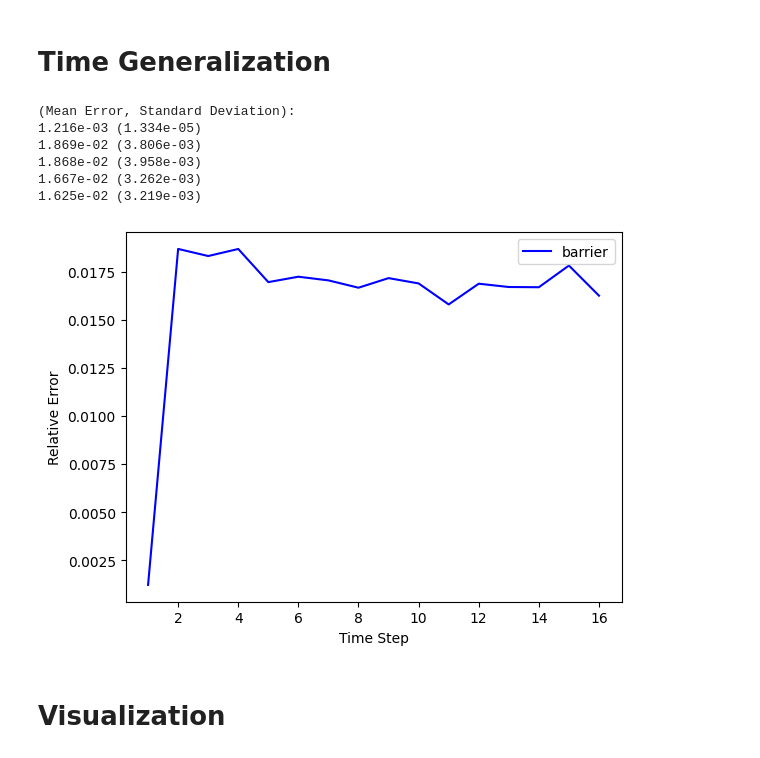
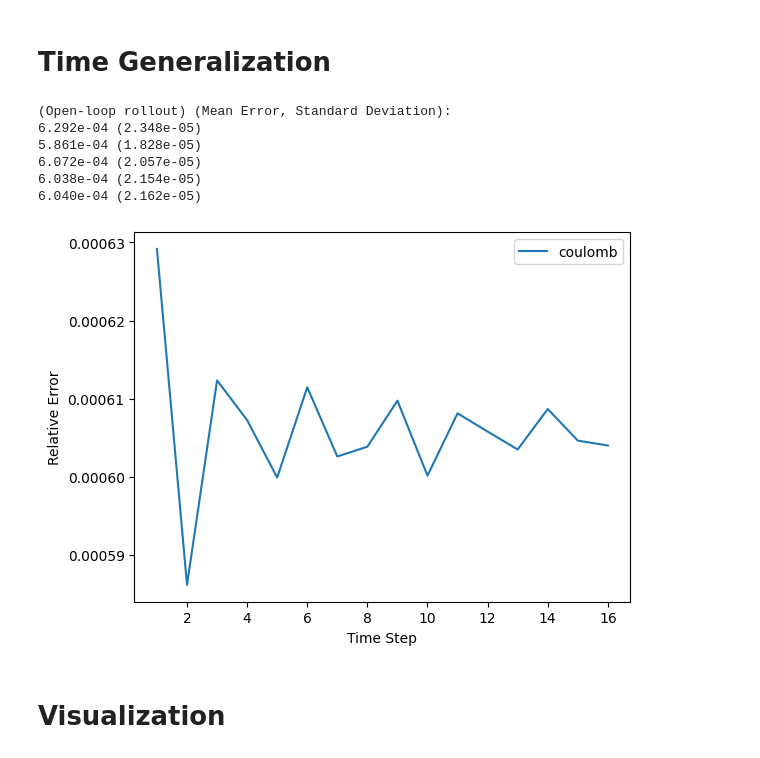
Before and after one commit to yashpatel5400/schrodinger_op, a Jupyter notebook: schrodinger.ipynb, the cells around one changed output. Saved outputs shown, nothing was run; the diff lists cells and outputs as text; code cells hidden in the pictures.

```diff
--- a/schrodinger.ipynb
+++ b/schrodinger.ipynb
@@ -62,7 +62,7 @@ def add_noise_dataset(samples: np.ndarray, noise_sigma: float) -> np.ndarray:
     noise = (np.random.randn(*x.shape) + 1j * np.random.randn(*x.shape)) * scales
     return x + noise
 # %%
-    potential = "gaussian_pulse"
+    potential ="coulomb"
     spherical_coords = potential in ["coulomb", "dipole"] # only Coulomb and dipole potentials use spherical (for now)
 
     # --- Spherical coordinates constants --- #
@@ -71,7 +71,7 @@ def add_noise_dataset(samples: np.ndarray, noise_sigma: float) -> np.ndarray:
     N_phi   = 64
     K_sph   = 10   # support of modes for linear estimator
 
-
+    # sph_transform = SphericalHarmonicsTransform(Lmax, N_theta, N_phi)
     sph_transform = shtns.sht(Lmax)
     sph_transform.set_grid(N_theta, N_phi)
 
@@ -101,13 +101,11 @@ def add_noise_dataset(samples: np.ndarray, noise_sigma: float) -> np.ndarray:
 
     if spherical_coords:
         solver = lambda psi0 : solvers.spherical.split_step_solver_spherical(V, psi0, sph_transform, T, num_steps)
-        #solver = lambda psi0 : solvers.time_dep.solver(V, psi0, N, dx, T, num_steps)
     else:
         solver = lambda psi0 : solvers.time_dep.solver(V, psi0, N, dx, T, num_steps)
 
 
     num_train = (Lmax + 1) ** 2 if spherical_coords else (2 * K_euc + 1) ** 2 # (2K+1)^2 to match lin est. sample count
-    #num_train = 500
     num_test  = 100
 
     # np.random.seed(42)
@@ -122,9 +120,8 @@ def add_noise_dataset(samples: np.ndarray, noise_sigma: float) -> np.ndarray:
             print(f"Computing sample: {sample_idx}...")
             if spherical_coords:
                 psi0 = GRF_spherical(1, 1, 6, sph_transform)
-                #psi0 = GRF(1, 1, 4, N)
             else:
-                psi0 = GRF(1, 1, 4, N)
+                psi0 = GRF(1, 1, 4, N, K_keep=K_euc)
 
             psiT = solver(psi0)
             if sample_idx < num_train:
@@ -137,13 +134,12 @@ def add_noise_dataset(samples: np.ndarray, noise_sigma: float) -> np.ndarray:
         np.save(train_fn, train_samples)
         np.save(test_fn, test_samples)
 
-
     noise_sigma=0.001
+    # Add exogenous noise
     train_samples = add_noise_dataset(train_samples, noise_sigma)
     test_samples  = add_noise_dataset(test_samples, noise_sigma)
 
     if spherical_coords:
-      estimator = LinearEstimatorSpherical(solver, sph_transform, K_sph)
-
+            estimator = LinearEstimatorSpherical(solver, sph_transform, K_sph)
     else:
-      estimator = LinearEstimator(solver, N, K_euc)
+        estimator = LinearEstimator(solver, N, K_euc)
@@ -168,48 +146,50 @@ Computing sample: 479...
 # %% [markdown]
 # Time Generalization
 # %%
-q=16 # number of time steps
-time_gen = []
+q = 16  # number of rollout steps
+
+rollout_errs = []  # shape: [num_tests, q]
+
 for psi0, _ in test_samples:
-    psi_curr = psi0
-    lin_est_errors = []
-    for j in range(q):
-        psi_true = solver(psi_curr)
-        psi_lin = estimator.compute_estimate(psi_curr)
-        err_lin_num = np.linalg.norm(psi_lin - psi_true)
-        err_lin_den = np.linalg.norm(psi_true) + 1e-14
-        rel_lin_err = err_lin_num / err_lin_den
-        lin_est_errors.append(rel_lin_err)
-        psi_curr = psi_true
+    psi_true = psi0
+    true_traj = []
+    for _ in range(q):
+        psi_true = solver(psi_true)
+        true_traj.append(psi_true)
 
-    time_gen.append(lin_est_errors)
+    # --- open-loop rollout: psi_hat_{t+1} = f(psi_hat_t) ---
+    errs = []
+    psi_hat = psi0
+    for t in range(q):
+        psi_hat = estimator.compute_estimate(psi_hat)
+        psi_true_t = true_traj[t]
+        num = np.linalg.norm(psi_hat - psi_true_t)
+        den = np.linalg.norm(psi_true_t) + 1e-14
+        errs.append(num / den)
+    rollout_errs.append(errs)
 
-errors = np.mean(time_gen, axis=0)
-errors_sd = np.std(time_gen, axis=0)
+rollout_errs = np.asarray(rollout_errs)
+errors    = rollout_errs.mean(axis=0)
+errors_sd = rollout_errs.std(axis=0)
 
-indices = [0, 1, 3, 7, 15]
-indices = [i for i in indices if i < len(errors)]
-
-print("(Mean Error, Standard Deviation):")
+indices = [i for i in [0, 1, 3, 7, 15] if i < len(errors)]
+print("(Open-loop rollout) (Mean Error, Standard Deviation):")
 for i in indices:
     print(f"{errors[i]:.3e} ({errors_sd[i]:.3e})")
 
-
-
-
-plt.plot(range(1, q+1), errors, color="blue", label=potential)
+plt.plot(range(1, q+1), errors, label=f"{potential}")
 plt.xlabel("Time Step")
 plt.ylabel("Relative Error")
 plt.legend()
 plt.show()
 # %% [output]
-(Mean Error, Standard Deviation):
-1.216e-03 (1.334e-05)
-1.869e-02 (3.806e-03)
-1.868e-02 (3.958e-03)
-1.667e-02 (3.262e-03)
-1.625e-02 (3.219e-03)
+(Open-loop rollout) (Mean Error, Standard Deviation):
+6.292e-04 (2.348e-05)
+5.861e-04 (1.828e-05)
+6.072e-04 (2.057e-05)
+6.038e-04 (2.154e-05)
+6.040e-04 (2.162e-05)
-[figure, old version]
+[figure, new version]
 # %% [markdown]
 # Visualization
 # %%
```
Also changed, not shown: parts of 3 cells of this notebook.
